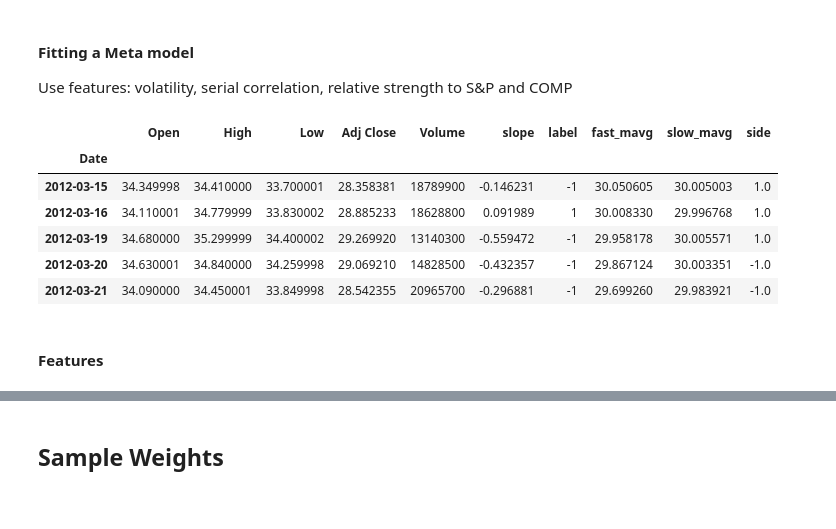
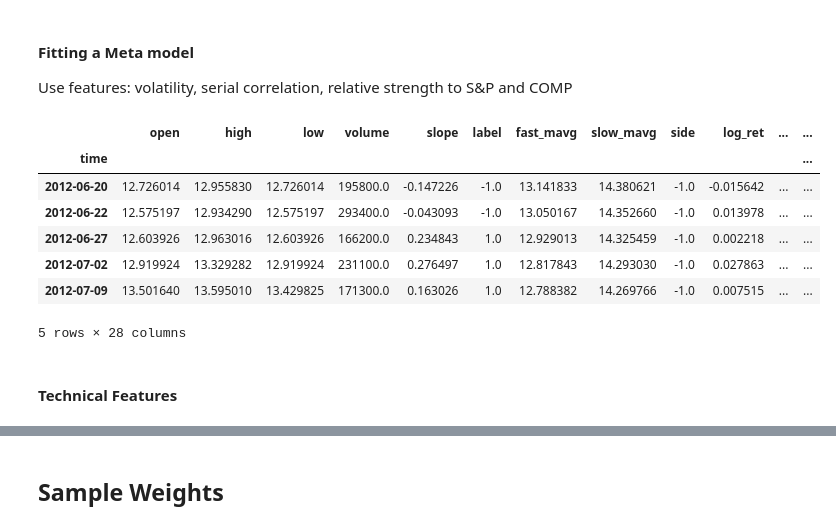
Before and after one commit to waikho/MADS_Capstone, a Jupyter notebook: modeling copy.ipynb, the cells around one changed output, grey strips where cells are left out. Saved outputs shown, nothing was run; the diff lists cells and outputs as text; code cells hidden in the pictures.

Commit message:
fixed features lookahead problem

```diff
--- a/modeling copy.ipynb
+++ b/modeling copy.ipynb
@@ -179,3 +181,43 @@ db_close = dollar_bars.close.copy()
+# %%
+# Log Returns
+dollar_bars['log_ret'] = np.log(dollar_bars['close']).diff()
+
+# Momentum
+dollar_bars['mom1'] = dollar_bars['close'].pct_change(periods=1).shift(1)
+dollar_bars['mom2'] = dollar_bars['close'].pct_change(periods=2).shift(1)
+dollar_bars['mom3'] = dollar_bars['close'].pct_change(periods=3).shift(1)
+dollar_bars['mom4'] = dollar_bars['close'].pct_change(periods=4).shift(1)
+dollar_bars['mom5'] = dollar_bars['close'].pct_change(periods=5).shift(1)
+
+# Volatility
+dollar_bars['volatility_50'] = dollar_bars['log_ret'].rolling(window=50, min_periods=3, center=False).std().shift(1)
+dollar_bars['volatility_31'] = dollar_bars['log_ret'].rolling(window=31, min_periods=3, center=False).std().shift(1)
+dollar_bars['volatility_15'] = dollar_bars['log_ret'].rolling(window=15, min_periods=3, center=False).std().shift(1)
+
+# Serial Correlation (Takes about 4 minutes)
+window_autocorr = 50
+
+dollar_bars['autocorr_1'] = dollar_bars['log_ret'].rolling(window=window_autocorr, min_periods=3, center=False).apply(lambda x: x.autocorr(lag=1), raw=False).shift(1)
+dollar_bars['autocorr_2'] = dollar_bars['log_ret'].rolling(window=window_autocorr, min_periods=3, center=False).apply(lambda x: x.autocorr(lag=2), raw=False).shift(1)
+dollar_bars['autocorr_3'] = dollar_bars['log_ret'].rolling(window=window_autocorr, min_periods=3, center=False).apply(lambda x: x.autocorr(lag=3), raw=False).shift(1)
+dollar_bars['autocorr_4'] = dollar_bars['log_ret'].rolling(window=window_autocorr, min_periods=3, center=False).apply(lambda x: x.autocorr(lag=4), raw=False).shift(1)
+dollar_bars['autocorr_5'] = dollar_bars['log_ret'].rolling(window=window_autocorr, min_periods=3, center=False).apply(lambda x: x.autocorr(lag=5), raw=False).shift(1)
+
+# Get the various log -t returns
+dollar_bars['log_t1'] = dollar_bars['log_ret'].shift(1)
+dollar_bars['log_t2'] = dollar_bars['log_ret'].shift(2)
+dollar_bars['log_t3'] = dollar_bars['log_ret'].shift(3)
+dollar_bars['log_t4'] = dollar_bars['log_ret'].shift(4)
+dollar_bars['log_t5'] = dollar_bars['log_ret'].shift(5)
+
+#Correct lookahead bias
+dollar_bars['fast_mavg'] = dollar_bars['fast_mavg'].shift(1)
+dollar_bars['slow_mavg'] = dollar_bars['slow_mavg'].shift(1)
+# %%
+dollar_bars = dollar_bars.dropna()
+
+# define closing price
+close = dollar_bars.close.copy()
 # %% [markdown]
 ## Filter Events using CUSUM Filter
 
@@ -291,16 +317,17 @@ Accuracy
 Use features: volatility, serial correlation, relative strength to S&P and COMP
 # %%
 # Save the raw data
-raw_data = df.drop(columns='Close').copy()
+raw_data = dollar_bars.drop(columns='close').copy()
 
 raw_data.head()
 # %% [output]
-|  | Open | High | Low | Adj Close | Volume | slope | label | fast_mavg | slow_mavg | side |
-| Date |  |  |  |  |  |  |  |  |  |  |
-| 2012-03-15 | 34.349998 | 34.410000 | 33.700001 | 28.358381 | 18789900 | -0.146231 | -1 | 30.050605 | 30.005003 | 1.0 |
-| 2012-03-16 | 34.110001 | 34.779999 | 33.830002 | 28.885233 | 18628800 | 0.091989 | 1 | 30.008330 | 29.996768 | 1.0 |
-| 2012-03-19 | 34.680000 | 35.299999 | 34.400002 | 29.269920 | 13140300 | -0.559472 | -1 | 29.958178 | 30.005571 | 1.0 |
-| 2012-03-20 | 34.630001 | 34.840000 | 34.259998 | 29.069210 | 14828500 | -0.432357 | -1 | 29.867124 | 30.003351 | -1.0 |
-| 2012-03-21 | 34.090000 | 34.450001 | 33.849998 | 28.542355 | 20965700 | -0.296881 | -1 | 29.699260 | 29.983921 | -1.0 |
+|  | open | high | low | volume | slope | label | fast_mavg | slow_mavg | side | log_ret | ... | ... |
+| time |  |  |  |  |  |  |  |  |  |  |  | ... |
+| 2012-06-20 | 12.726014 | 12.955830 | 12.726014 | 195800.0 | -0.147226 | -1.0 | 13.141833 | 14.380621 | -1.0 | -0.015642 | ... | ... |
+| 2012-06-22 | 12.575197 | 12.934290 | 12.575197 | 293400.0 | -0.043093 | -1.0 | 13.050167 | 14.352660 | -1.0 | 0.013978 | ... | ... |
+| 2012-06-27 | 12.603926 | 12.963016 | 12.603926 | 166200.0 | 0.234843 | 1.0 | 12.929013 | 14.325459 | -1.0 | 0.002218 | ... | ... |
+| 2012-07-02 | 12.919924 | 13.329282 | 12.919924 | 231100.0 | 0.276497 | 1.0 | 12.817843 | 14.293030 | -1.0 | 0.027863 | ... | ... |
+| 2012-07-09 | 13.501640 | 13.595010 | 13.429825 | 171300.0 | 0.163026 | 1.0 | 12.788382 | 14.269766 | -1.0 | 0.007515 | ... | ... |
+5 rows × 28 columns
 # %% [markdown]
-#### Features
+#### Technical Features
```
Also changed, not shown: parts of 36 cells of this notebook, 1 other file.
